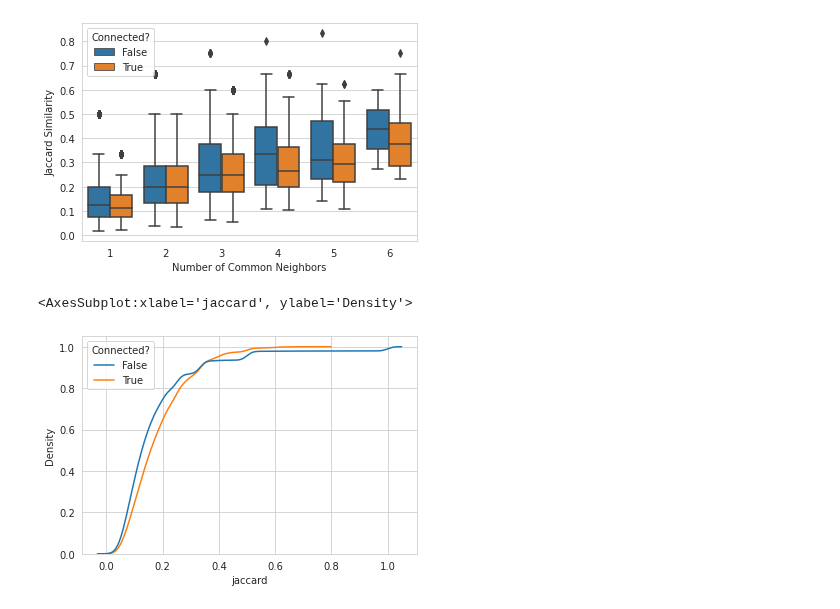
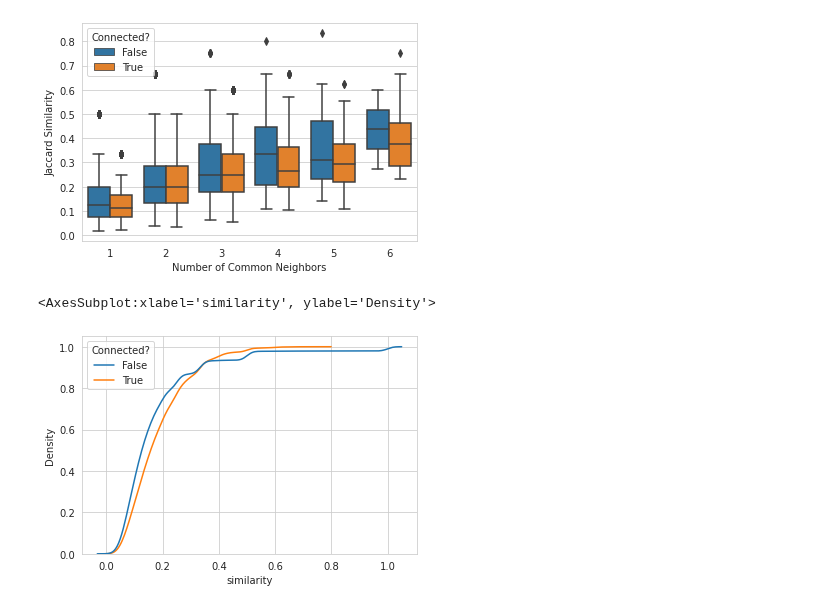
Before and after one commit to skearnes/scripture-graph, a Jupyter notebook: docs/assets/2021-03-21/post.ipynb, the cells around one changed output. Saved outputs shown, nothing was run; the diff lists cells and outputs as text; code cells hidden in the pictures.

```diff
--- a/docs/assets/2021-03-21/post.ipynb
+++ b/docs/assets/2021-03-21/post.ipynb
@@ -188,10 +188,10 @@ fig.savefig('jaccard-box.png', dpi=300, bbox_inches='tight')
 [figure]
 # %%
 # Check for Simpson's paradox.
-sns.kdeplot(data=nonzero, x='jaccard', hue='Connected?', common_norm=False, cumulative=True)
+sns.kdeplot(data=nonzero, x='similarity', hue='Connected?', common_norm=False, cumulative=True)
 # %% [output]
-<AxesSubplot:xlabel='jaccard', ylabel='Density'>
+<AxesSubplot:xlabel='similarity', ylabel='Density'>
-[figure, old version]
+[figure, new version]
 # %%
 nonzero[nonzero.intersection == 3]
 # %% [output]
```
Also changed, not shown: parts of 13 cells of this notebook, 7 other files.
